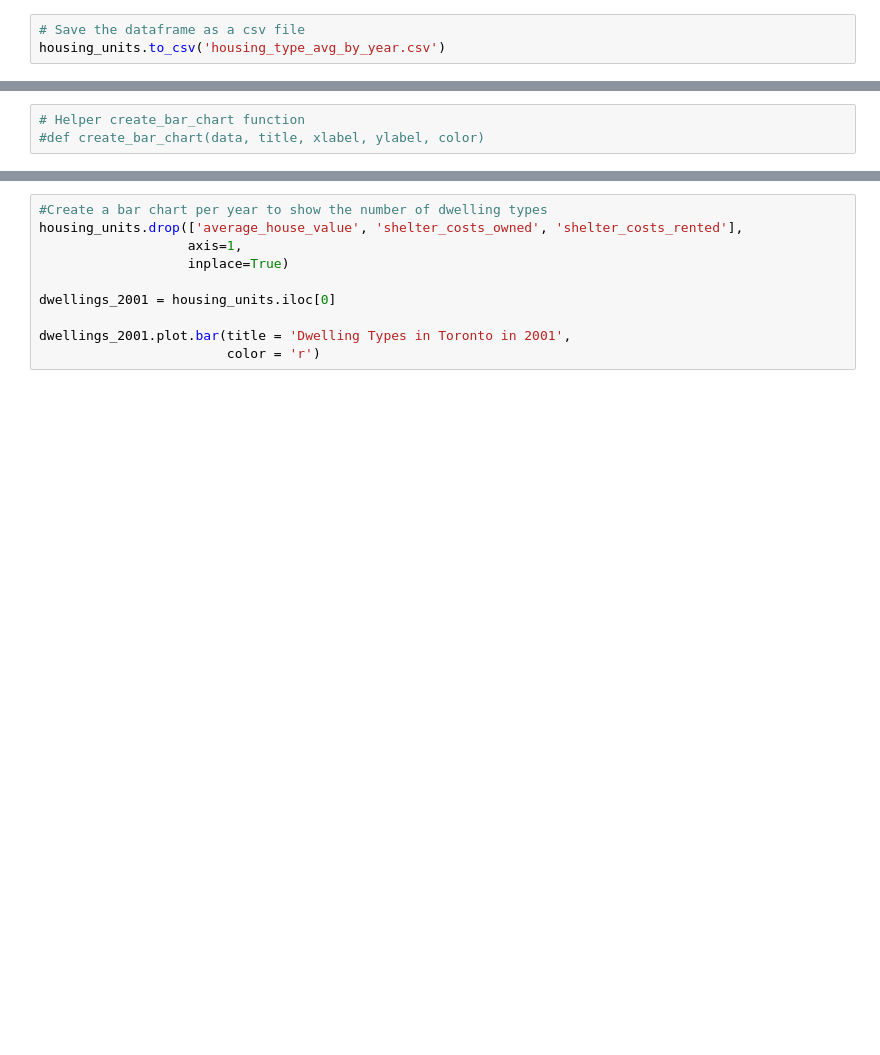
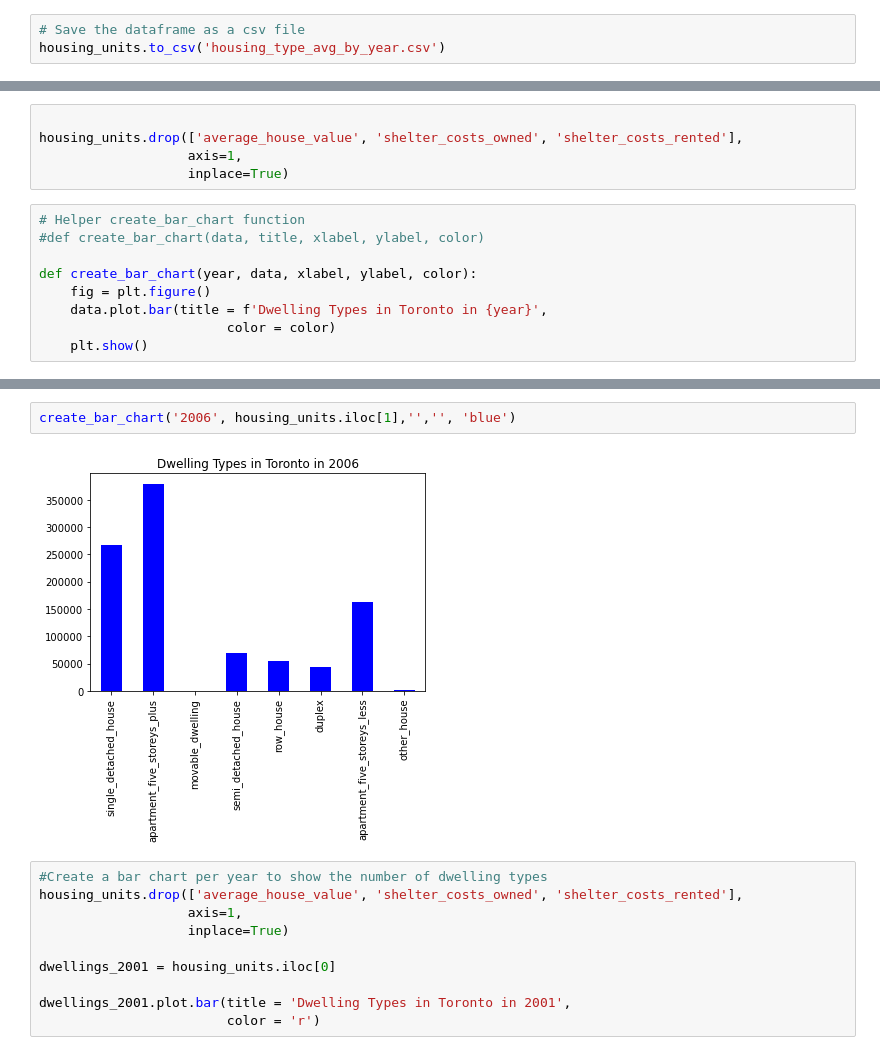
Before and after one commit to JessicaDeCunha/PyViz, a Jupyter notebook: Notebooks/rental_analysis.ipynb, the cells around one changed output, grey strips where cells are left out. Cells and saved outputs as stored; diff of their text form; blank space fills up the shorter version.

```diff
--- a/Notebooks/rental_analysis.ipynb
+++ b/Notebooks/rental_analysis.ipynb
@@ -61,3 +69,14 @@ housing_units.to_csv('housing_type_avg_by_year.csv')
+# %%
+
+housing_units.drop(['average_house_value', 'shelter_costs_owned', 'shelter_costs_rented'],
+                   axis=1,
+                   inplace=True)
 # %%
 # Helper create_bar_chart function
 #def create_bar_chart(data, title, xlabel, ylabel, color)
+
+def create_bar_chart(year, data, xlabel, ylabel, color):
+    fig = plt.figure()
+    data.plot.bar(title = f'Dwelling Types in Toronto in {year}',
+                        color = color)
+    plt.show()
@@ -64,3 +87,7 @@ housing_units.to_csv('housing_type_avg_by_year.csv')
+# %%
+create_bar_chart('2006', housing_units.iloc[1],'','', 'blue')
+# %% [output]
+[figure, added]
 # %%
 #Create a bar chart per year to show the number of dwelling types
 housing_units.drop(['average_house_value', 'shelter_costs_owned', 'shelter_costs_rented'],
```
Also changed, not shown: parts of 11 cells of this notebook, 4 other files.
